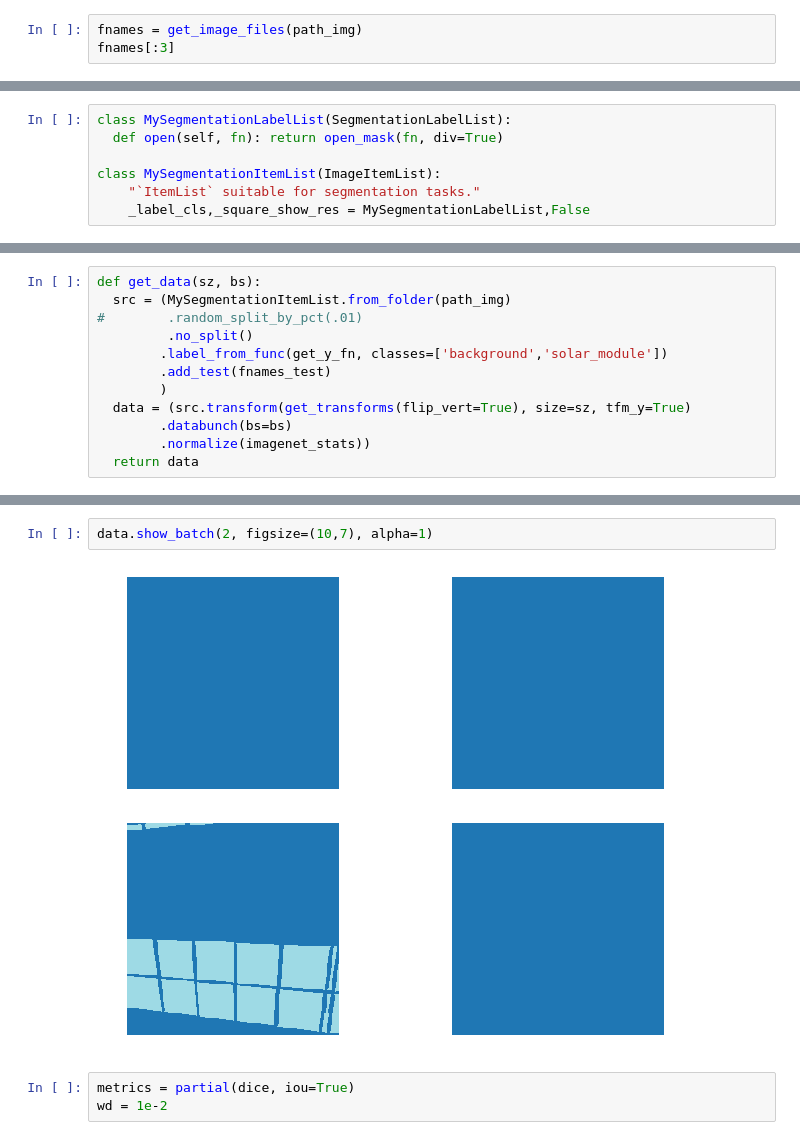
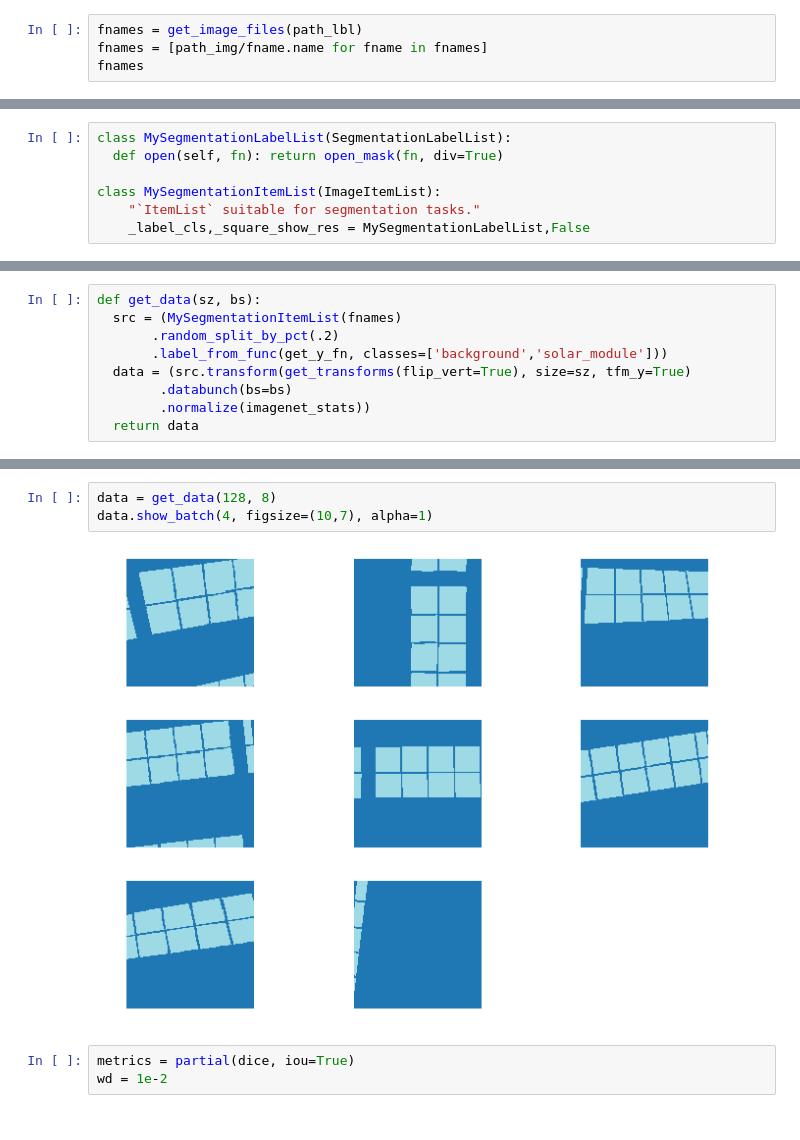
Before and after one commit to tcapelle/solar_seg, a Jupyter notebook: Solar_Images.ipynb, the cells around one changed output, grey strips where cells are left out. Saved outputs shown, nothing was run; the diff lists cells and outputs as text.

```diff
--- a/Solar_Images.ipynb
+++ b/Solar_Images.ipynb
@@ -44,4 +43,5 @@ path_test = path/'images'
 # %%
-fnames = get_image_files(path_img)
-fnames[:3]
+fnames = get_image_files(path_lbl)
+fnames = [path_img/fname.name for fname in fnames]
+fnames
 # %% [output]
@@ -99,11 +131,8 @@ class MySegmentationItemList(ImageItemList):
 # %%
 def get_data(sz, bs):
-  src = (MySegmentationItemList.from_folder(path_img)
-#        .random_split_by_pct(.01)
-         .no_split()
-        .label_from_func(get_y_fn, classes=['background','solar_module'])
-        .add_test(fnames_test)
-        )
+  src = (MySegmentationItemList(fnames)
+       .random_split_by_pct(.2)
+       .label_from_func(get_y_fn, classes=['background','solar_module']))
   data = (src.transform(get_transforms(flip_vert=True), size=sz, tfm_y=True)
         .databunch(bs=bs)
         .normalize(imagenet_stats))
@@ -133,7 +140,8 @@ Path: solar_seg/train_images
 # %%
-data.show_batch(2, figsize=(10,7), alpha=1)
+data = get_data(128, 8)
+data.show_batch(4, figsize=(10,7), alpha=1)
 # %% [output]
-[figure, old version]
+[figure, new version]
 # %%
 metrics = partial(dice, iou=True)
 wd = 1e-2
```
Also changed, not shown: parts of 26 cells of this notebook.
